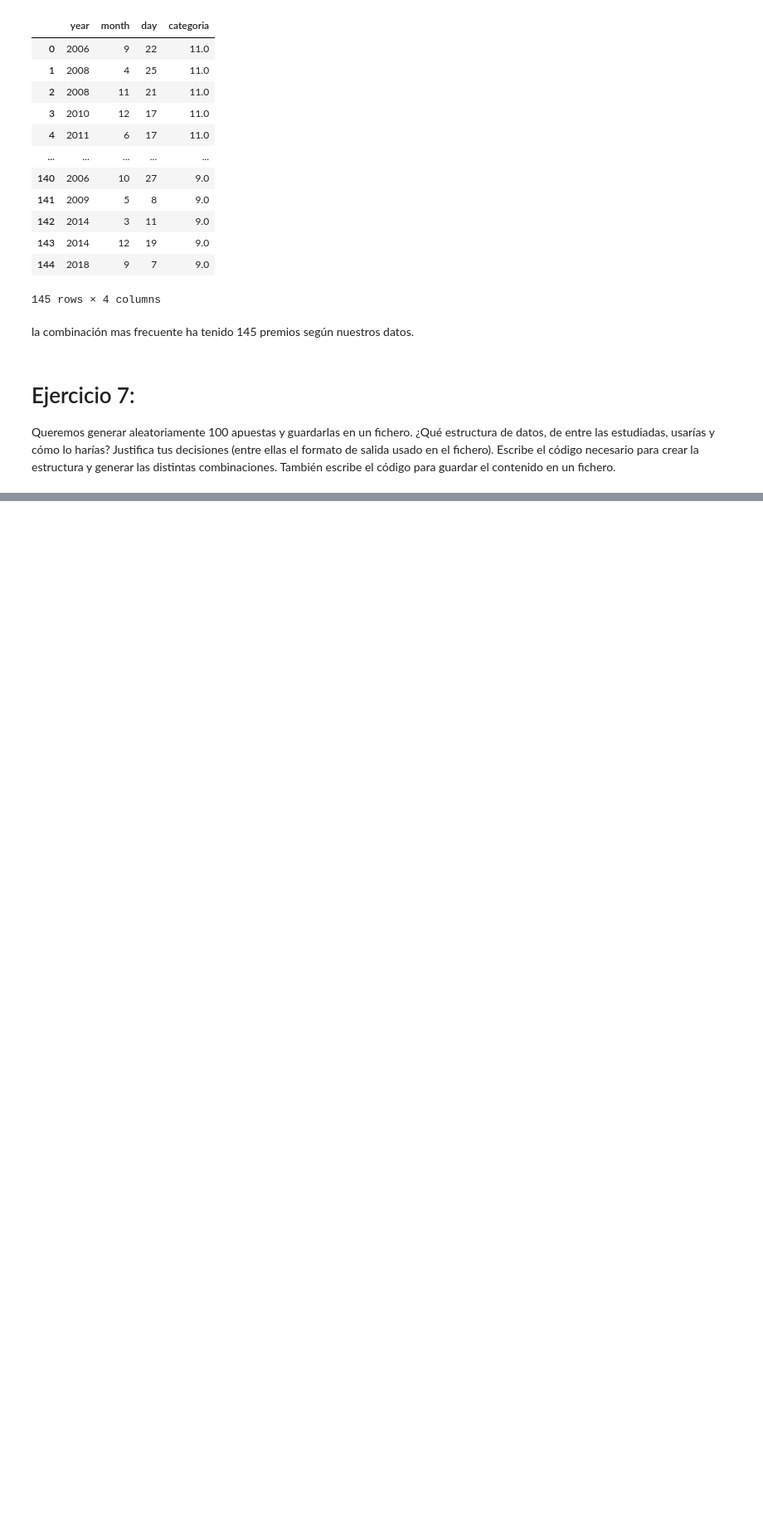
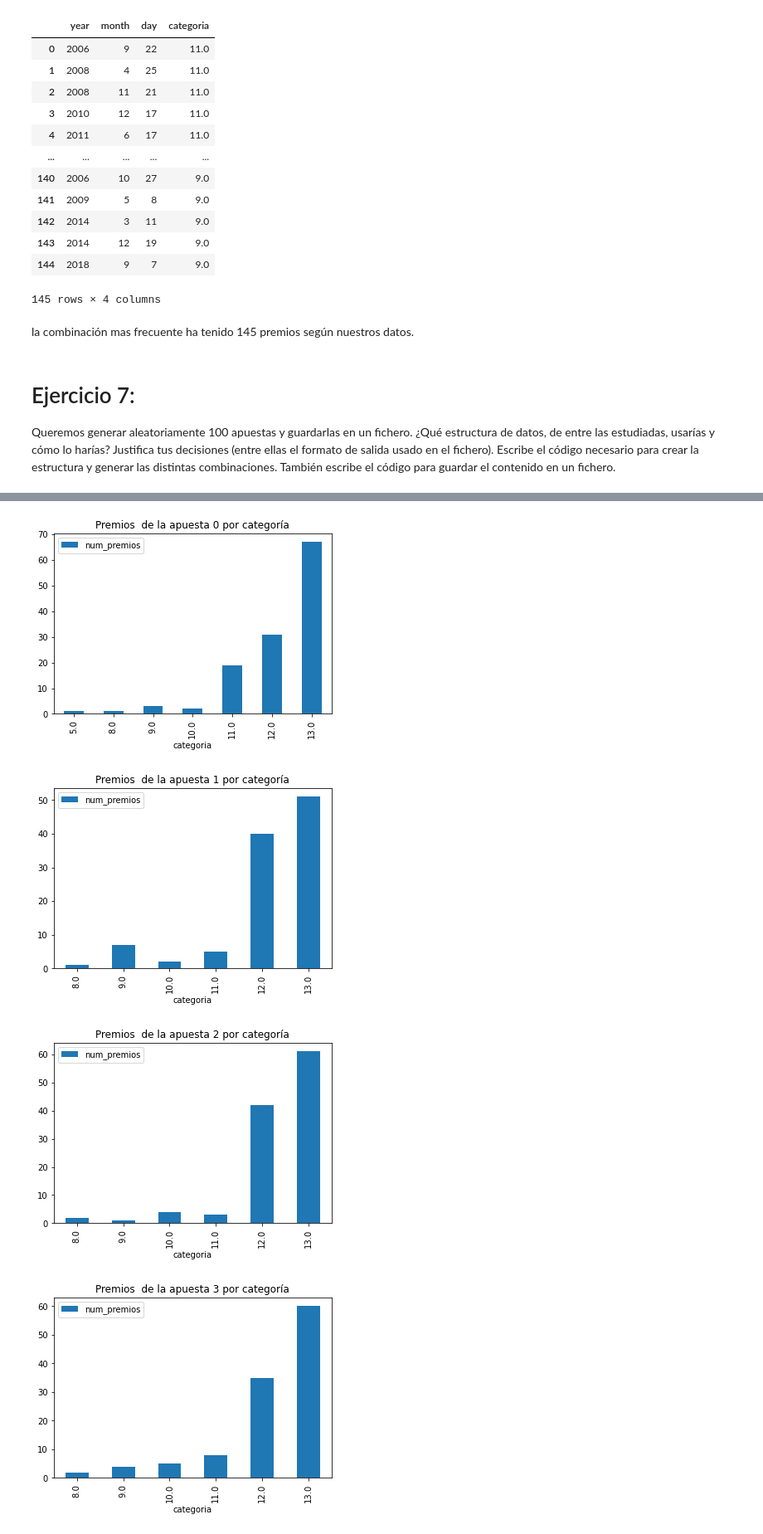
Before and after one commit to adzarei/uned-master-bigdata, a Jupyter notebook: PED/practica/PED-Practica-AdrianJoseZapaterReig.ipynb, the cells around one changed output, grey strips where cells are left out. Shown at 83% size. Saved outputs shown, nothing was run; the diff lists cells and outputs as text; code cells hidden in the pictures; blank space fills up the shorter version.

```diff
--- a/PED/practica/PED-Practica-AdrianJoseZapaterReig.ipynb
+++ b/PED/practica/PED-Practica-AdrianJoseZapaterReig.ipynb
@@ -658,0 +719,6 @@ Queremos generar aleatoriamente 100 apuestas y guardarlas en un fichero. ¿Qué
+# %%
+apuestas = pd.read_csv('apuestas.csv')
+apuestas['id'] = apuestas['id'].astype('uint16')
+apuestas['num'] = apuestas['num'].astype('uint8')
+apuestas['type'] = apuestas['type'].astype('category')
+apuestas.info(memory_usage='deep')
@@ -658,0 +760,20 @@ Queremos generar aleatoriamente 100 apuestas y guardarlas en un fichero. ¿Qué
+# %%
+def presentar_premios(premios_df):
+    count_premios = premios_df.groupby(['categoria'])['categoria'].count().reset_index(name="count")
+    for i, premio_categoria in count_premios.iterrows():
+        print("{} premios de categoría #{}".format(premio_categoria['count'], premio_categoria['categoria']))
+# %%
+all_premios = pd.DataFrame(columns=['year', 'month', 'day', 'categoria'])
+for apuesta_id in apuestas['id'].unique():
+    print("Apuesta: " + str(apuesta_id))
+    numeros = set(apuestas[(apuestas['id'] == apuesta_id) & (apuestas['type'] == 'numero')]['num'].values)
+    estrellas = set(apuestas[(apuestas['id'] == apuesta_id) & (apuestas['type'] == 'estrella')]['num'].values)
+    print("Numeros: ")
+    print(*numeros, sep = ", ")
+    print("Estrellas: ")
+    print(*estrellas, sep = ", ")
+
+    _premios = check_for_prizes(numeros, estrellas, premios, reorg_data)
+    presentar_premios(_premios)
+    all_premios = pd.concat([all_premios, _premios])
+    print()
@@ -658,0 +800,20 @@ Queremos generar aleatoriamente 100 apuestas y guardarlas en un fichero. ¿Qué
+# %%
+%matplotlib inline
+from matplotlib import pyplot as plt
+import math
+
+def presentar_premios_histograma(premios_df, apuesta_id):
+    count_premios = premios_df.groupby(['categoria'])['categoria'].count().reset_index(name="num_premios")[['categoria','num_premios']]
+    count_premios.set_index(['categoria']).plot(kind="bar", title='Premios  de la apuesta {} por categoría'.format(apuesta_id))
+# %%
+for apuesta_id in apuestas['id'].unique():
+    numeros = set(apuestas[(apuestas['id'] == apuesta_id) & (apuestas['type'] == 'numero')]['num'].values)
+    estrellas = set(apuestas[(apuestas['id'] == apuesta_id) & (apuestas['type'] == 'estrella')]['num'].values)
+
+    _premios = check_for_prizes(numeros, estrellas, premios, reorg_data)
+    presentar_premios_histograma(_premios, apuesta_id)
+# %% [output]
+[figure, added]
+[figure, added]
+[figure, added]
+[figure, added]
```
Also changed, not shown: parts of 18 cells of this notebook, 6 other files.
